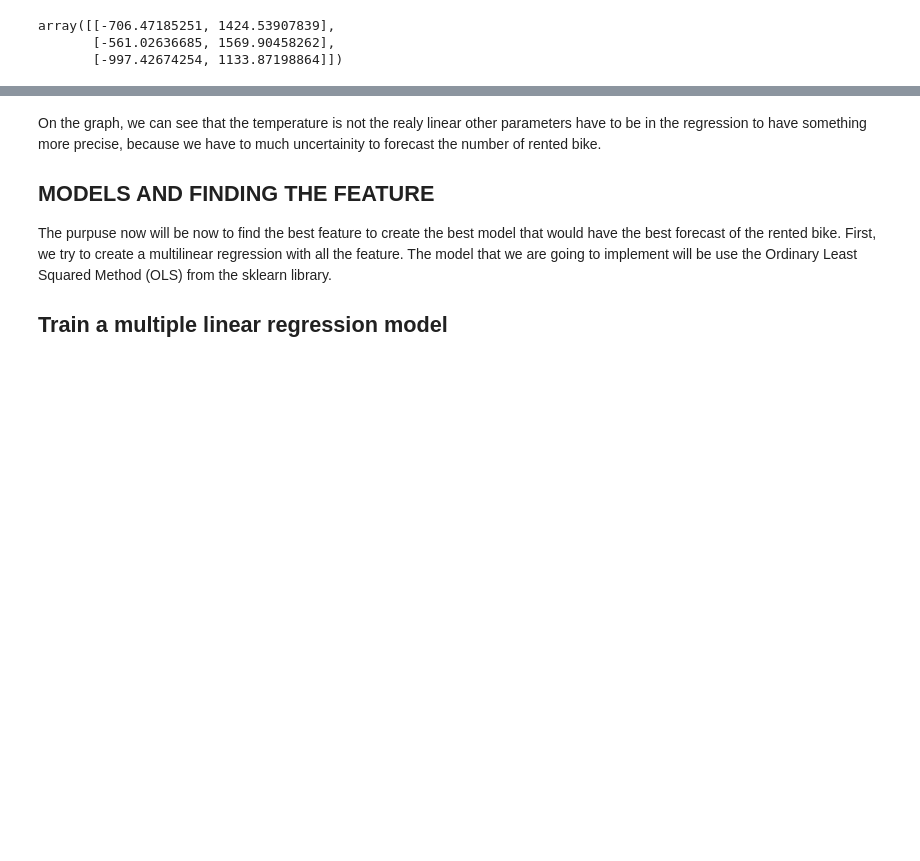
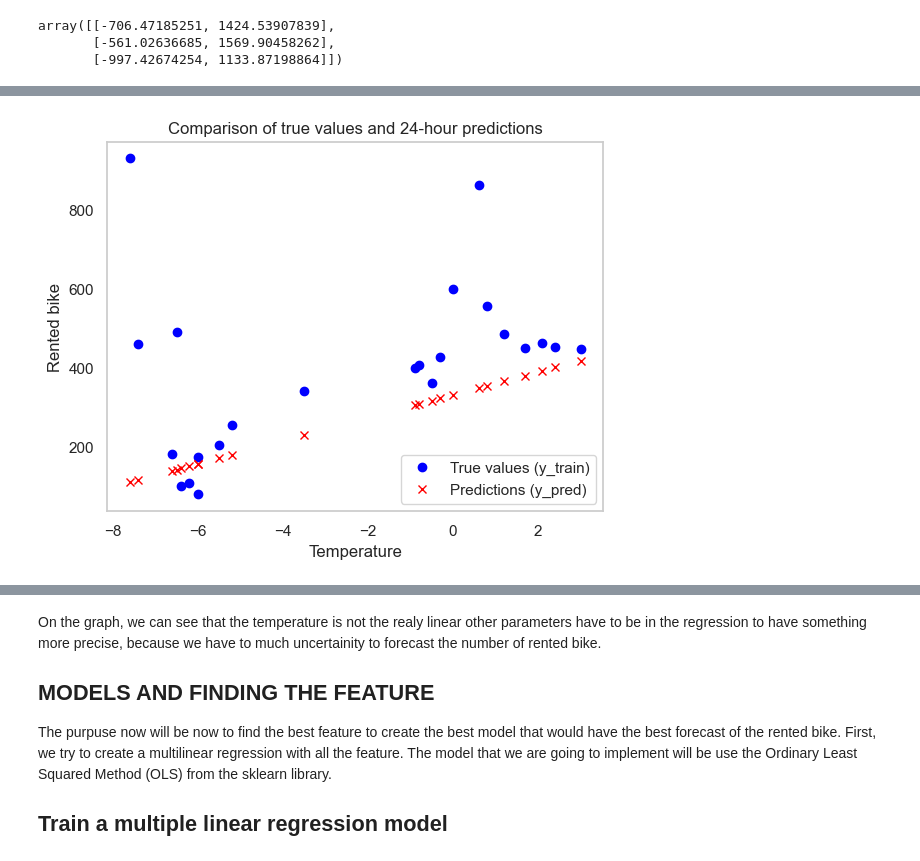
Before and after one commit to sali-gitub/DataScienceProject, a Jupyter notebook: semester_project_REG_SALI.ipynb, the cells around one changed output, grey strips where cells are left out. Saved outputs shown, nothing was run; the diff lists cells and outputs as text; code cells hidden in the pictures; blank space fills up the shorter version.

```diff
--- a/semester_project_REG_SALI.ipynb
+++ b/semester_project_REG_SALI.ipynb
@@ -407,0 +446,17 @@ abline(ax,
+# %%
+y_pred_1 = results.get_prediction(X)
+
+# Tracer les valeurs
+plt.figure()
+plt.plot(X['temperature'][0:23], y[0:23], 'o', label='True values (y_train)', color='blue') #,linestyle='dashed',linewidth=2)
+plt.plot(X['temperature'][0:23], y_pred_1.predicted_mean[0:23], 'x', label='Predictions (y_pred)', color='red')
+
+# Ajouter des légendes et des détails
+plt.title('Comparison of true values and 24-hour predictions')
+plt.xlabel('Temperature')
+plt.ylabel('Rented bike')
+plt.legend()
+plt.grid()
+plt.show()
+# %% [output]
+[figure, added]
```
Also changed, not shown: parts of 30 cells of this notebook.
